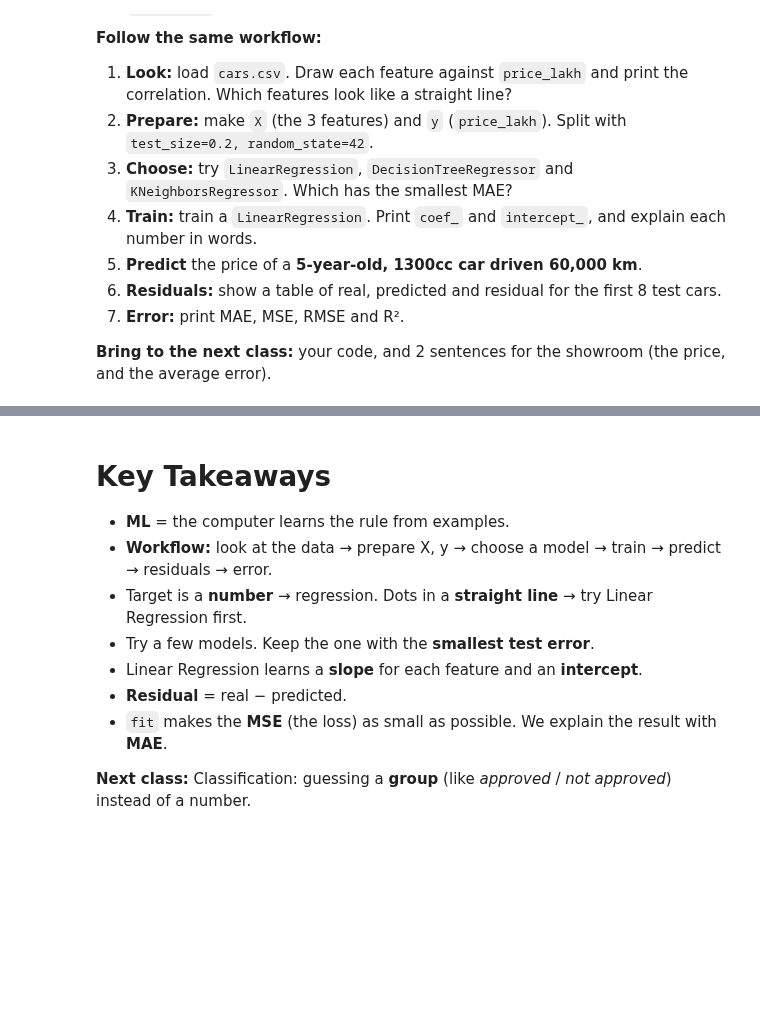
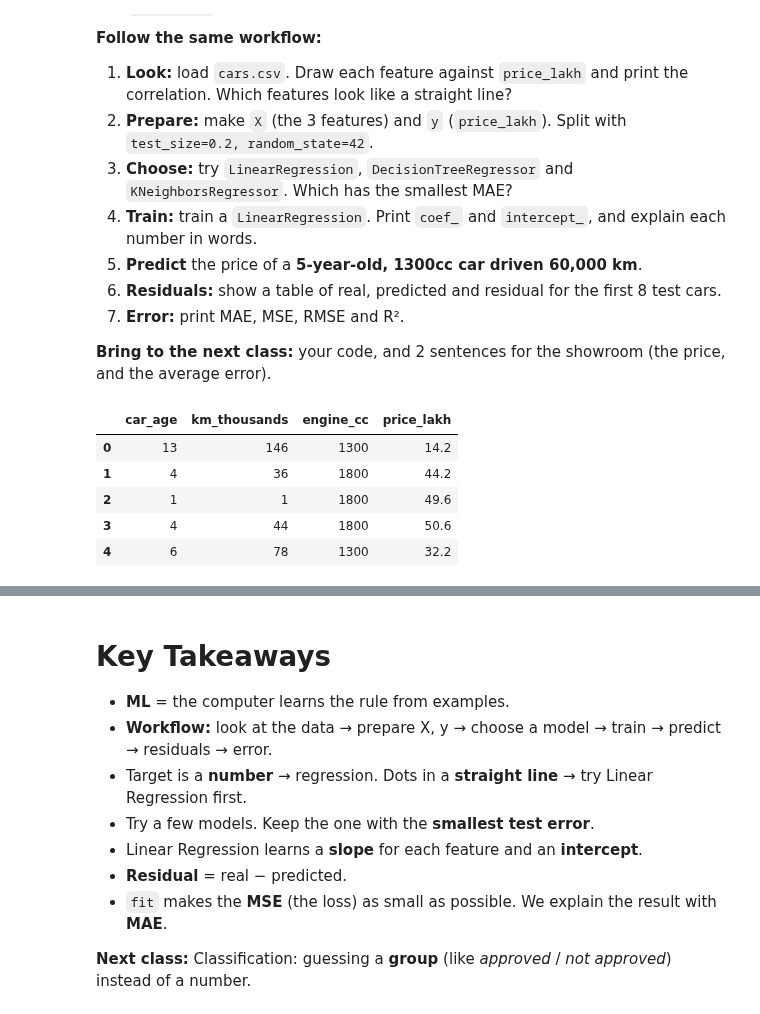
Before and after one commit to khan1020/Python-for-AI-course, a Jupyter notebook: notebooks/Week 4/Day 18/Day_18_ML_Workflow_Linear_Regression.ipynb, the cells around one changed output, grey strips where cells are left out. Saved outputs shown, nothing was run; the diff lists cells and outputs as text; code cells hidden in the pictures; blank space fills up the shorter version.

```diff
--- a/notebooks/Week 4/Day 18/Day_18_ML_Workflow_Linear_Regression.ipynb
+++ b/notebooks/Week 4/Day 18/Day_18_ML_Workflow_Linear_Regression.ipynb
@@ -591,0 +593,15 @@ A used-car showroom in Karachi asks: *"Can you suggest a fair price for a used c
+# %%
+# Write your code here
+
+import sklearn as sk
+import pandas as pd
+
+df = pd.read_csv("cars.csv")
+df.head()
+# %% [output]
+|  | car_age | km_thousands | engine_cc | price_lakh |
+| 0 | 13 | 146 | 1300 | 14.2 |
+| 1 | 4 | 36 | 1800 | 44.2 |
+| 2 | 1 | 1 | 1800 | 49.6 |
+| 3 | 4 | 44 | 1800 | 50.6 |
+| 4 | 6 | 78 | 1300 | 32.2 |
```
Also changed, not shown: parts of 8 cells of this notebook, 5 other files.
